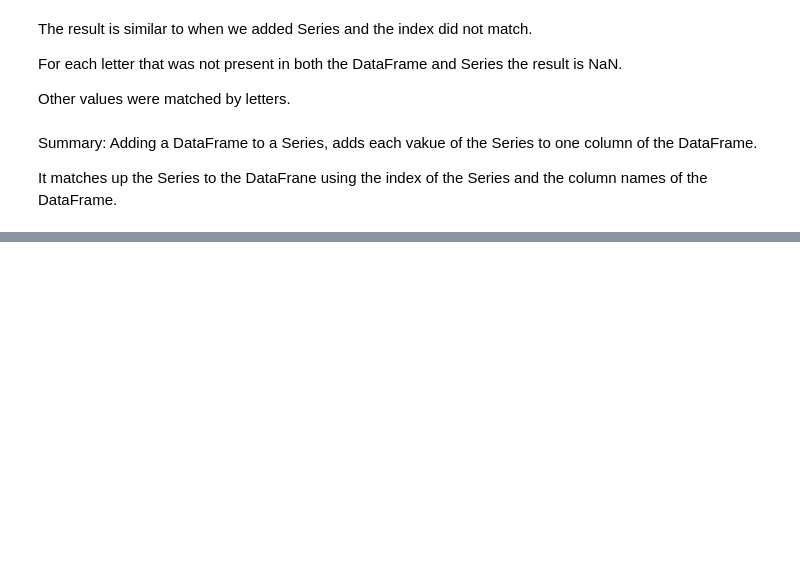
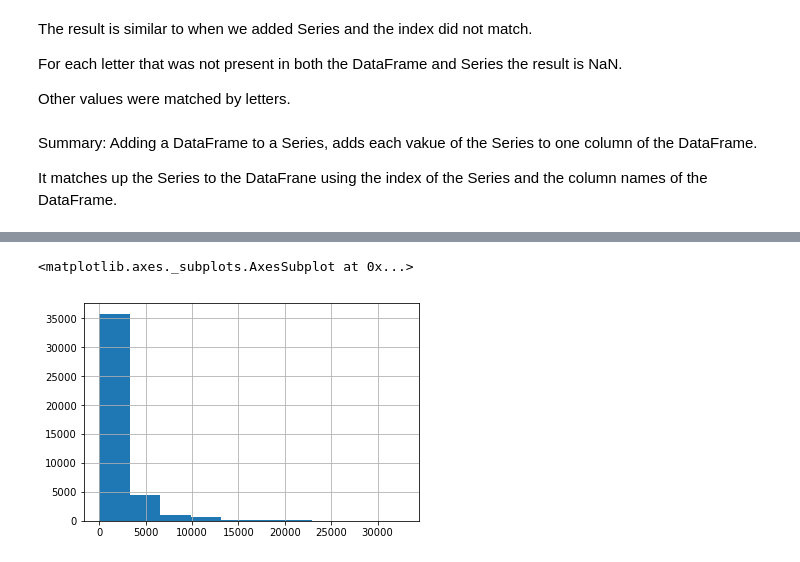
Before and after one commit to msznajder/udacity_intro_to_data_analysis-, a Jupyter notebook: udacity_intro_to_data_analysis/lesson_3/lesson_3.ipynb, the cells around one changed output, grey strips where cells are left out. Saved outputs shown, nothing was run; the diff lists cells and outputs as text; code cells hidden in the pictures; blank space fills up the shorter version.

```diff
--- a/udacity_intro_to_data_analysis/lesson_3/lesson_3.ipynb
+++ b/udacity_intro_to_data_analysis/lesson_3/lesson_3.ipynb
@@ -879,0 +1527,3 @@ It matches up the Series to the DataFrane using the index of the Series and the
+# %%
+weather_df = pd.read_csv("nyc_subway_weather.csv")
+weather_df.head()
@@ -879,0 +1538,5 @@ It matches up the Series to the DataFrane using the index of the Series and the
+# %%
+weather_df["ENTRIESn_hourly"].hist()
+# %% [output]
+<matplotlib.axes._subplots.AxesSubplot at 0x...>
+[figure, added]
```
Also changed, not shown: parts of 70 cells of this notebook, 3 other files.
